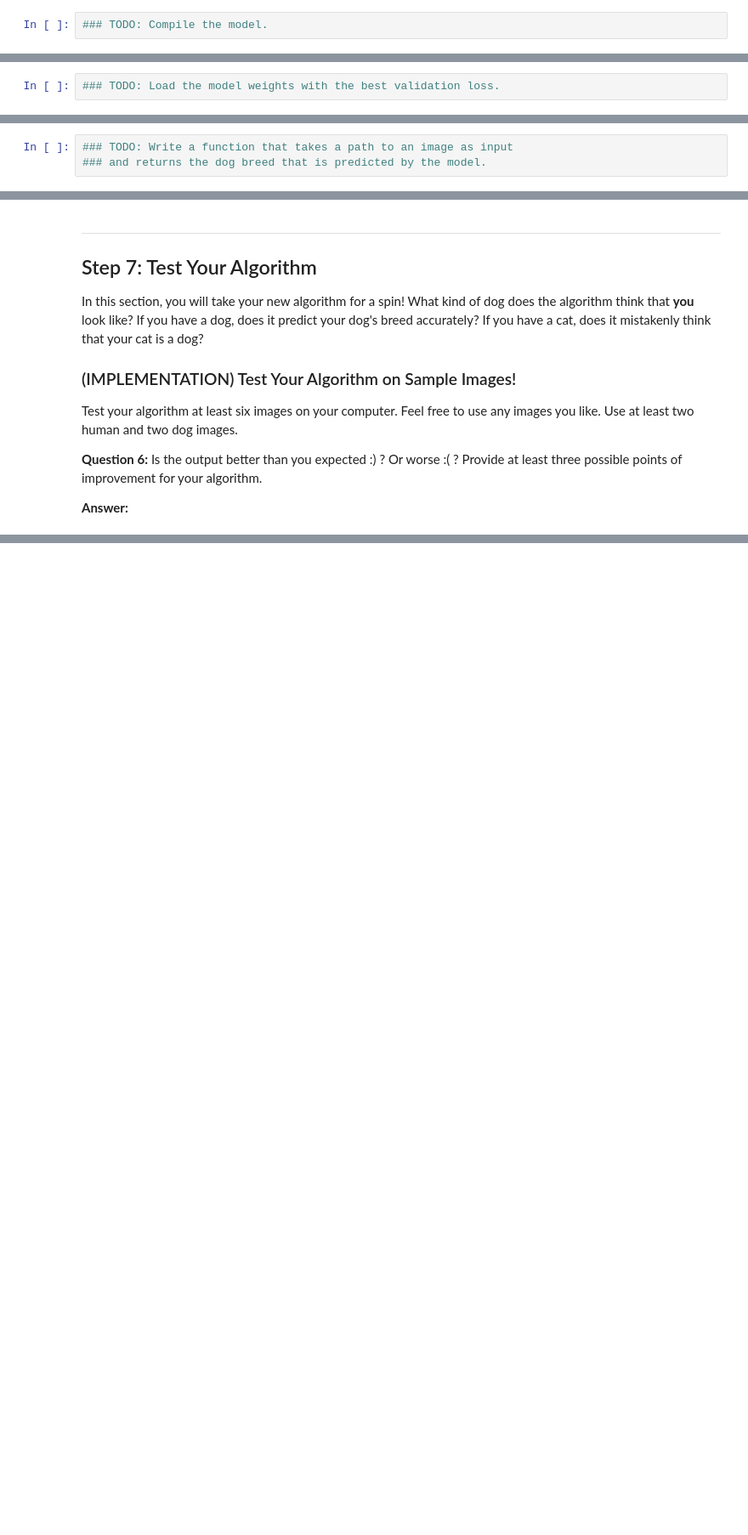
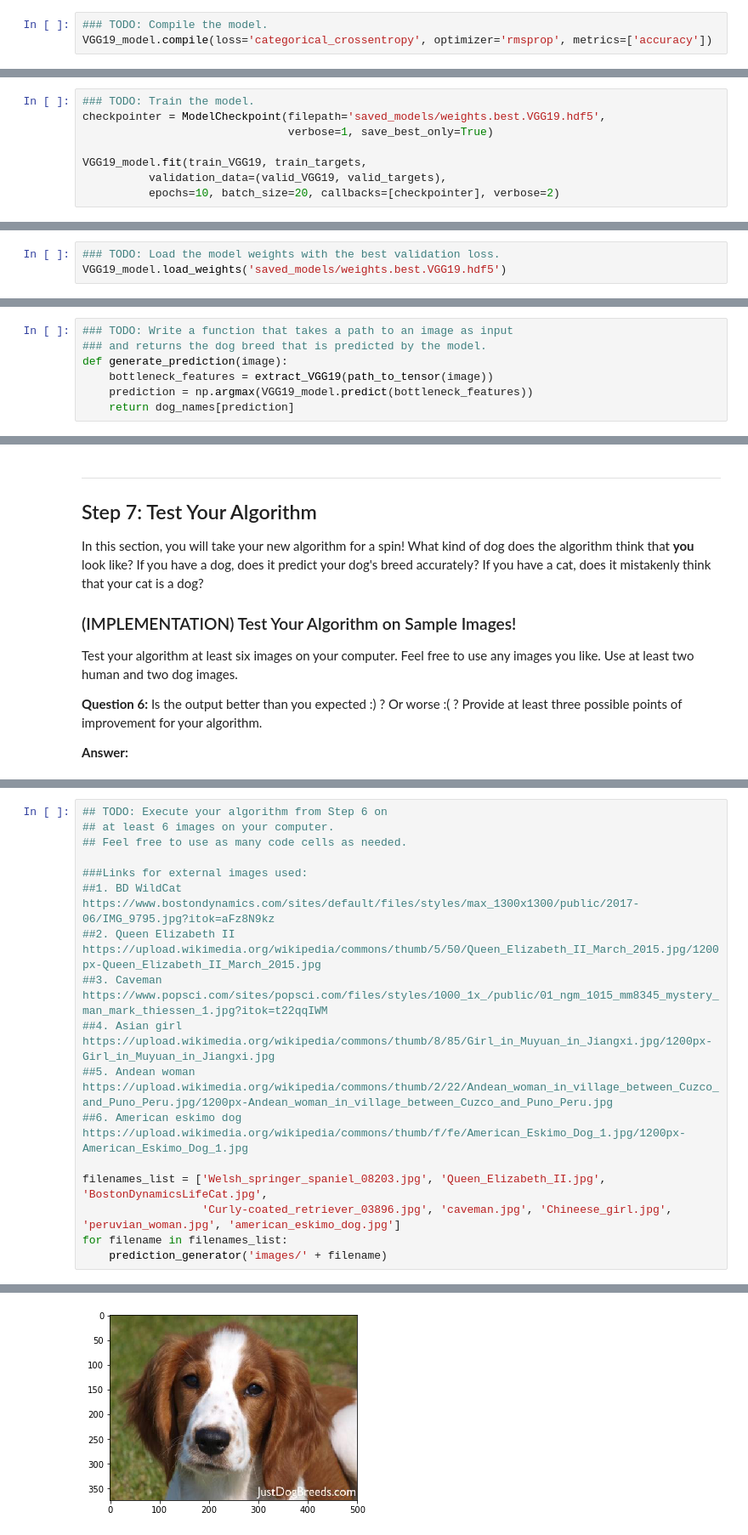
Before and after one commit to isemenov2015/AIND2-dog-project, a Jupyter notebook: dog_app.ipynb, the cells around one changed output, grey strips where cells are left out. Shown at 85% size. Drawn from its saved outputs; the diff is of its cells as text; blank space fills up the shorter version.

```diff
--- a/dog_app.ipynb
+++ b/dog_app.ipynb
@@ -534,6 +660,7 @@ __Answer:__
 ### (IMPLEMENTATION) Compile the Model
 # %%
 ### TODO: Compile the model.
+VGG19_model.compile(loss='categorical_crossentropy', optimizer='rmsprop', metrics=['accuracy'])
 # %% [markdown]
 ### (IMPLEMENTATION) Train the Model
 
@@ -544,0 +670,8 @@ You are welcome to [augment the training data](https://blog.keras.io/building-po
+# %%
+### TODO: Train the model.
+checkpointer = ModelCheckpoint(filepath='saved_models/weights.best.VGG19.hdf5',
+                               verbose=1, save_best_only=True)
+
+VGG19_model.fit(train_VGG19, train_targets,
+          validation_data=(valid_VGG19, valid_targets),
+          epochs=10, batch_size=20, callbacks=[checkpointer], verbose=2)
@@ -546,6 +698,7 @@ You are welcome to [augment the training data](https://blog.keras.io/building-po
 ### (IMPLEMENTATION) Load the Model with the Best Validation Loss
 # %%
 ### TODO: Load the model weights with the best validation loss.
+VGG19_model.load_weights('saved_models/weights.best.VGG19.hdf5')
 # %% [markdown]
 ### (IMPLEMENTATION) Test the Model
 
@@ -570,3 +730,7 @@ where `{network}`, in the above filename, should be one of `VGG19`, `Resnet50`,
 # %%
 ### TODO: Write a function that takes a path to an image as input
 ### and returns the dog breed that is predicted by the model.
+def generate_prediction(image):
+    bottleneck_features = extract_VGG19(path_to_tensor(image))
+    prediction = np.argmax(VGG19_model.predict(bottleneck_features))
+    return dog_names[prediction]
@@ -611,0 +808,18 @@ __Answer:__
+# %%
+## TODO: Execute your algorithm from Step 6 on
+## at least 6 images on your computer.
+## Feel free to use as many code cells as needed.
+
+###Links for external images used:
+##1. BD WildCat https://www.bostondynamics.com/sites/default/files/styles/max_1300x1300/public/2017-06/IMG_9795.jpg?itok=aFz8N9kz
+##2. Queen Elizabeth II https://upload.wikimedia.org/wikipedia/commons/thumb/5/50/Queen_Elizabeth_II_March_2015.jpg/1200px-Queen_Elizabeth_II_March_2015.jpg
+##3. Caveman https://www.popsci.com/sites/popsci.com/files/styles/1000_1x_/public/01_ngm_1015_mm8345_mystery_man_mark_thiessen_1.jpg?itok=t22qqIWM
+##4. Asian girl https://upload.wikimedia.org/wikipedia/commons/thumb/8/85/Girl_in_Muyuan_in_Jiangxi.jpg/1200px-Girl_in_Muyuan_in_Jiangxi.jpg
+##5. Andean woman https://upload.wikimedia.org/wikipedia/commons/thumb/2/22/Andean_woman_in_village_between_Cuzco_and_Puno_Peru.jpg/1200px-Andean_woman_in_village_between_Cuzco_and_Puno_Peru.jpg
+##6. American eskimo dog https://upload.wikimedia.org/wikipedia/commons/thumb/f/fe/American_Eskimo_Dog_1.jpg/1200px-American_Eskimo_Dog_1.jpg
+
+filenames_list = ['Welsh_springer_spaniel_08203.jpg', 'Queen_Elizabeth_II.jpg', 'BostonDynamicsLifeCat.jpg',
+                  'Curly-coated_retriever_03896.jpg', 'caveman.jpg', 'Chineese_girl.jpg', 'peruvian_woman.jpg', 'american_eskimo_dog.jpg']
+for filename in filenames_list:
+    prediction_generator('images/' + filename)
+# %% [output]
@@ -611,0 +827 @@ __Answer:__
+[figure, added]
```
Also changed, not shown: parts of 22 cells of this notebook.
